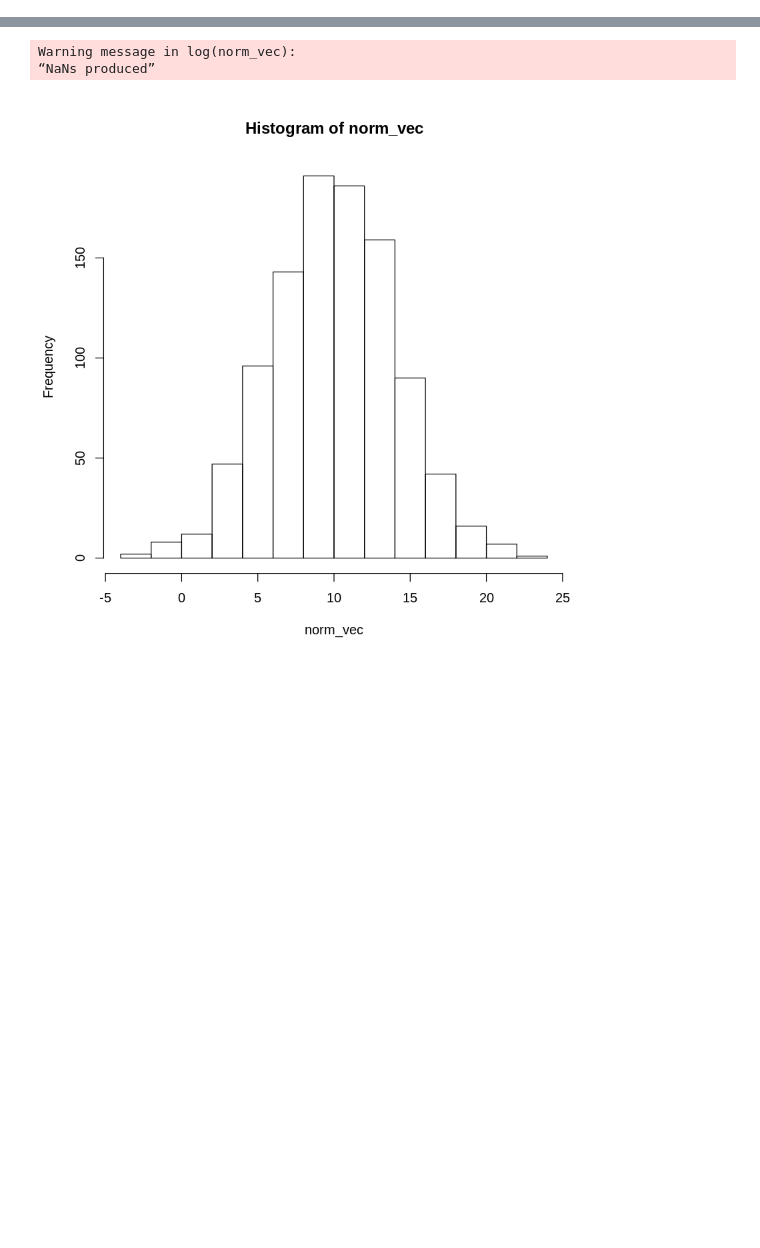
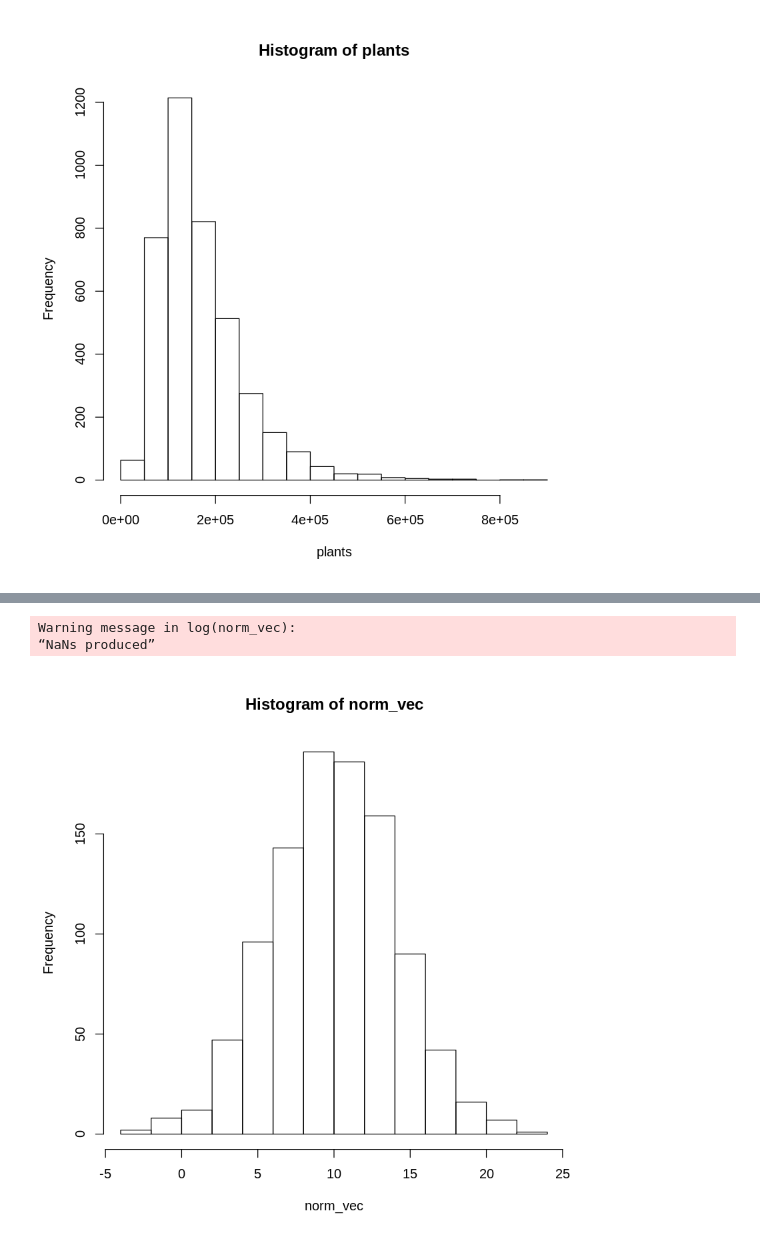
Before and after one commit to katcatalano/gordita, a Jupyter notebook: distribution_fitting.ipynb, the cells around one changed output, grey strips where cells are left out. Drawn from its saved outputs; the diff is of its cells as text; code cells hidden in the pictures; blank space fills up the shorter version.

```diff
--- a/distribution_fitting.ipynb
+++ b/distribution_fitting.ipynb
@@ -7,0 +50,7 @@ setwd('/local/home/katrinac/gordita/')
+# %%
+#what does it look like with lognormal distributions?
+plants <- rlnorm(4000, meanlog = log(1.5e+05), sdlog = 0.5)
+# %%
+hist(plants)
+# %% [output]
+[figure, added]
```
Also changed, not shown: parts of 9 cells of this notebook.
